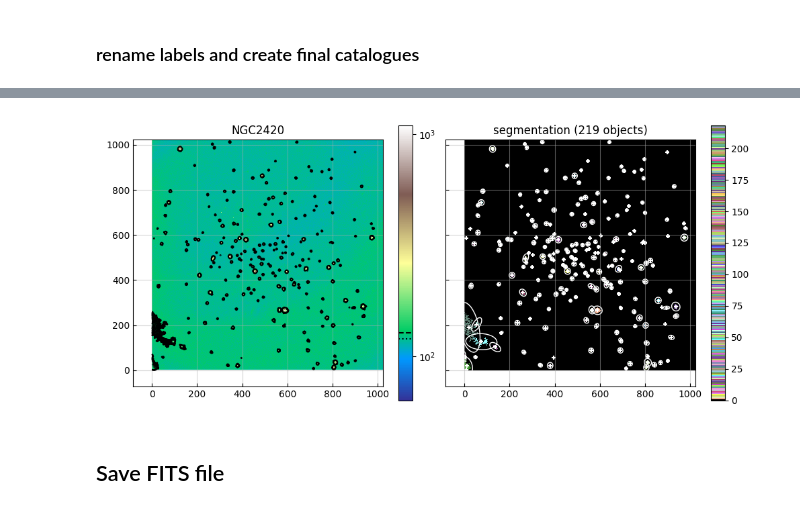
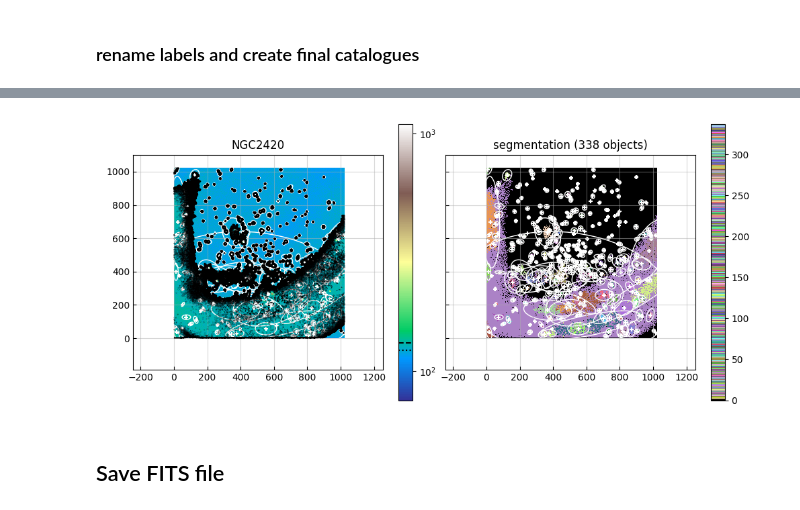
Before and after one commit to paranoya/data_reduction, a Jupyter notebook: photometry/2b.HOT.ipynb, the cells around one changed output, grey strips where cells are left out. Saved outputs shown, nothing was run; the diff lists cells and outputs as text; code cells hidden in the pictures.

```diff
--- a/photometry/2b.HOT.ipynb
+++ b/photometry/2b.HOT.ipynb
@@ -355,8 +351,8 @@ label, catalog_inv = hot(data.original,
                          np.hstack([np.sort(data.strides), data.size]), # DIRTY HACK when testig particles at the boundary
                          data.arg_sorted,
                          inverted=True,
-                         n_pixels=data.contamination,
-                         #n_pixels=data.index_mode,
+                         #n_pixels=data.contamination,
+                         n_pixels=data.index_mode,
                         )
 area_inv = catalog_inv[1]
 test_stat_inv = catalog_inv[2]/np.std(data.sorted[:index_mode])
@@ -373,8 +369,8 @@ label, catalog = hot(data.original,
                      np.hstack([np.sort(data.strides), data.size]), # DIRTY HACK when testig particles at the boundary
                      data.arg_sorted,
                      inverted=False,
-                     n_pixels=data.n_signal,
-                     #n_pixels=data.n_valid-data.index_mode,
+                     #n_pixels=data.n_signal,
+                     n_pixels=data.n_valid-data.index_mode,
                     )
 parent = catalog[0]
 area = catalog[1]
@@ -392,7 +388,7 @@ ts_inv = SortedData(test_stat_inv[test_stat_inv > 0])
 #ts_inv = SortedData(test_stat_inv)
 
 ts_rho_interp = np.exp(np.interp(np.log(ts_inv.x_rho), np.log(ts.x_rho), np.log(ts.rho)))
-selection_threshold = np.max(ts_inv.x_rho[ts_inv.rho >= ts_rho_interp])
+selection_threshold = np.max(ts_inv.x_rho[ts_inv.rho >= .5*ts_rho_interp])
 reliable_threshold = ts_inv.sorted[-1]
 
 ts_inv_reliability = np.clip(1 - ts_inv.rho/ts_rho_interp, 0, 1)
@@ -435,7 +423,7 @@ if plots:
     ax[0, 0].set_ylim(np.min(ts_inv.rho)/10, 3)
     ax[0, 0].plot(ts.x_rho, ts.rho, 'k-', label='data')
     ax[0, 0].plot(ts_inv.x_rho, ts_inv.rho, 'r-', label='inverted data')
-    ax[0, 0].plot(ts_inv.x_rho, ts_rho_interp, 'y+', label='interp')
+    #ax[0, 0].plot(ts_inv.x_rho, ts_rho_interp, 'y+', label='interp')
     ax[0, 0].legend()
 
     ax[1, 0].set_ylabel('signal/background probability')
@@ -609,36 +598,36 @@ if plots and data_dimensionality == 2:
 if plots and data_dimensionality == 2:
     plt.close('segmentation')
     fig = plt.figure('segmentation', figsize=(10, 4.5))
     ax = fig.subplots(nrows=1, ncols=2, squeeze=False,
                       sharex=True, sharey='row',
                       gridspec_kw={'hspace': 0, 'wspace': 0})
     for axis in ax.flatten():
         axis.tick_params(which='both', direction='in')
         axis.grid(alpha=.5)
     fig.set_tight_layout(True)
 
     ax[0, 0].set_title(object_name)
     im = ax[0, 0].imshow(
         data.original,
         interpolation='nearest', origin='lower', cmap='terrain', norm = colour_scale,
         )
     ax[0, 0].contour(final_labels, levels=[0.5], colors=['k'])
     cb = fig.colorbar(im, ax=ax[0, 0])
     cb.ax.axhline(data.mode, c='k', ls=':')
     cb.ax.axhline(data.threshold, c='k', ls='--')
-    #final_catalog.plot_kron_apertures(kron_params=(1, 1), axes=ax[0, 0], color='w')
-    #ax[0, 0].scatter(final_catalog.centroid[:, 0], final_catalog.centroid[:, 1], s=25, c='k', marker='+')
+    final_catalog.plot_kron_apertures(kron_params=(1, 1), axes=ax[0, 0], color='w')
+    ax[0, 0].scatter(final_catalog.centroid[:, 0], final_catalog.centroid[:, 1], s=25, c='w', marker='+')
 
     ax[0, 1].set_title(f'segmentation ({n_final_labels} objects)')
     im = ax[0, 1].imshow(
         final_selection,
         interpolation='nearest', origin='lower', cmap=final_cmap,
         )
     cb = fig.colorbar(im, ax=ax[0, 1])
     ax[0, 1].scatter(final_catalog.centroid[:, 0], final_catalog.centroid[:, 1], s=25, c='w', marker='+')
     final_catalog.plot_kron_apertures(kron_params=(1, 1), axes=ax[0, 1], color='white')
 # %% [output]
-[figure, old version]
+[figure, new version]
 # %% [markdown]
 ## Save FITS file
 # %%
```
Also changed, not shown: parts of 13 cells of this notebook, 15 other files.
